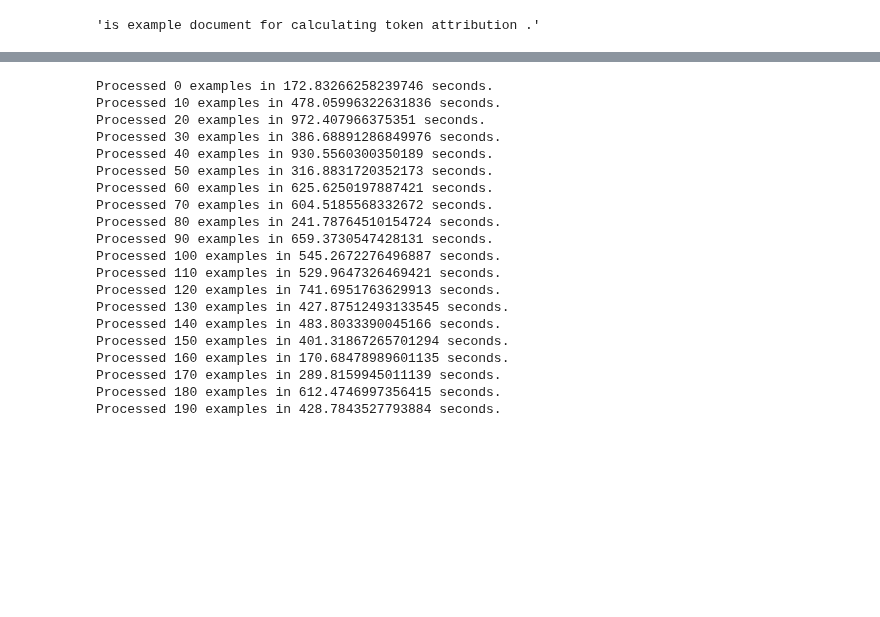
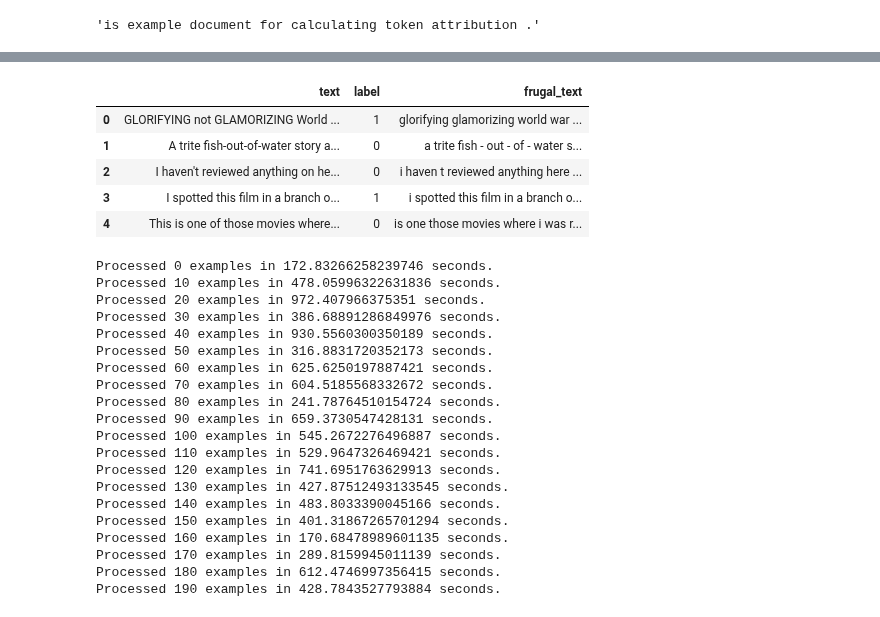
Before and after one commit to Starscream-11813/Frugal-ICL, a Jupyter notebook: frugal_ICL_clean.ipynb, the cells around one changed output, grey strips where cells are left out. Drawn from its saved outputs; the diff is of its cells as text; code cells hidden in the pictures; blank space fills up the shorter version.

```diff
--- a/frugal_ICL_clean.ipynb
+++ b/frugal_ICL_clean.ipynb
@@ -580,0 +787,27 @@ target_names = ['Negative', 'Positive']
+# %%
+frugal_examples = []
+with open('scores/decompx/imdb_test.json') as data_file:
+    d = json.load(data_file)
+    for sample in d:
+        frugal_examples.append(get_frugal_decompx(sample['score_token_idx_tuples'], percentage=80.0))
+df_test_80 = df_test.copy()
+df_test_80['frugal_text'] = frugal_examples
+df_test_80.to_json('scores/decompx/imdb_test_80.json', orient='records')
+# %%
+frugal_examples = []
+with open('scores/globenc/imdb_test.json') as data_file:
+    d = json.load(data_file)
+    for sample in d:
+        frugal_examples.append(get_frugal_globenc(sample['score_token_idx_tuples'], percentage=80.0))
+df_test_80 = df_test.copy()
+df_test_80['frugal_text'] = frugal_examples
+df_test_80.to_json('scores/globenc/imdb_test_80.json', orient='records')
+# %%
+df_test_80.head()
+# %% [output]
+|  | text | label | frugal_text |
+| 0 | GLORIFYING not GLAMORIZING World ... | 1 | glorifying glamorizing world war ... |
+| 1 | A trite fish-out-of-water story a... | 0 | a trite fish - out - of - water s... |
+| 2 | I haven't reviewed anything on he... | 0 | i haven t reviewed anything here ... |
+| 3 | I spotted this film in a branch o... | 1 | i spotted this film in a branch o... |
+| 4 | This is one of those movies where... | 0 | is one those movies where i was r... |
```
Also changed, not shown: parts of 21 cells of this notebook, 9 other files.
